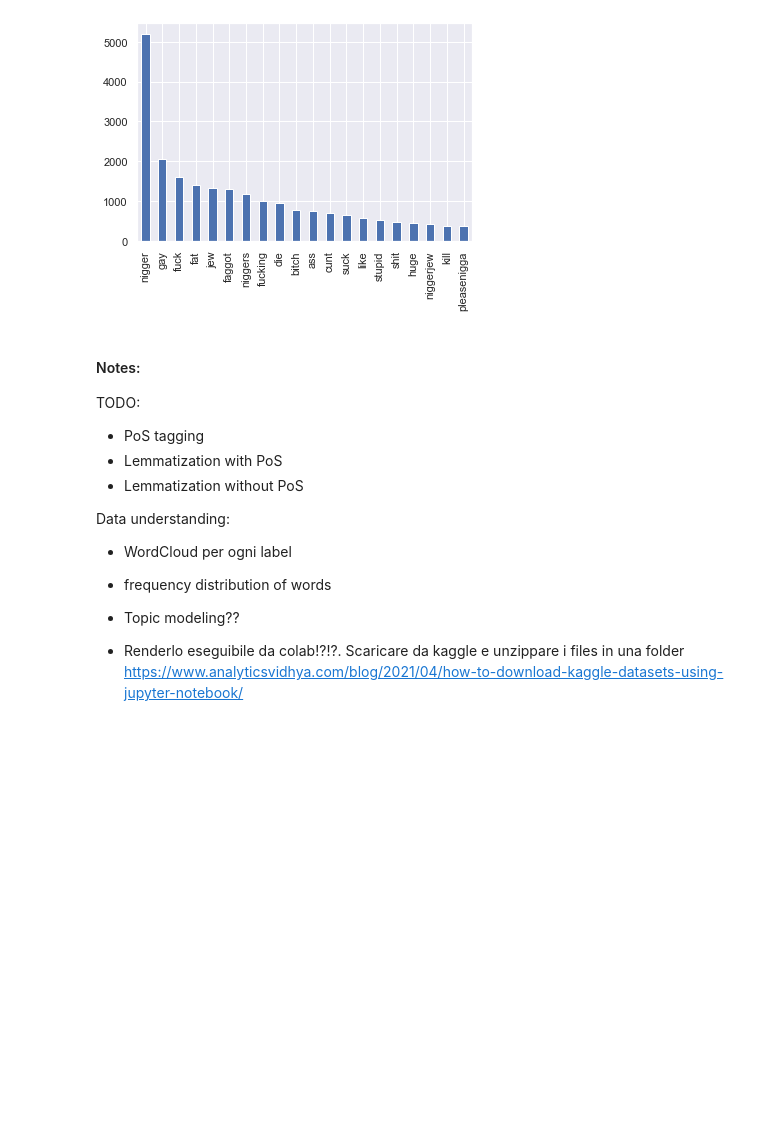
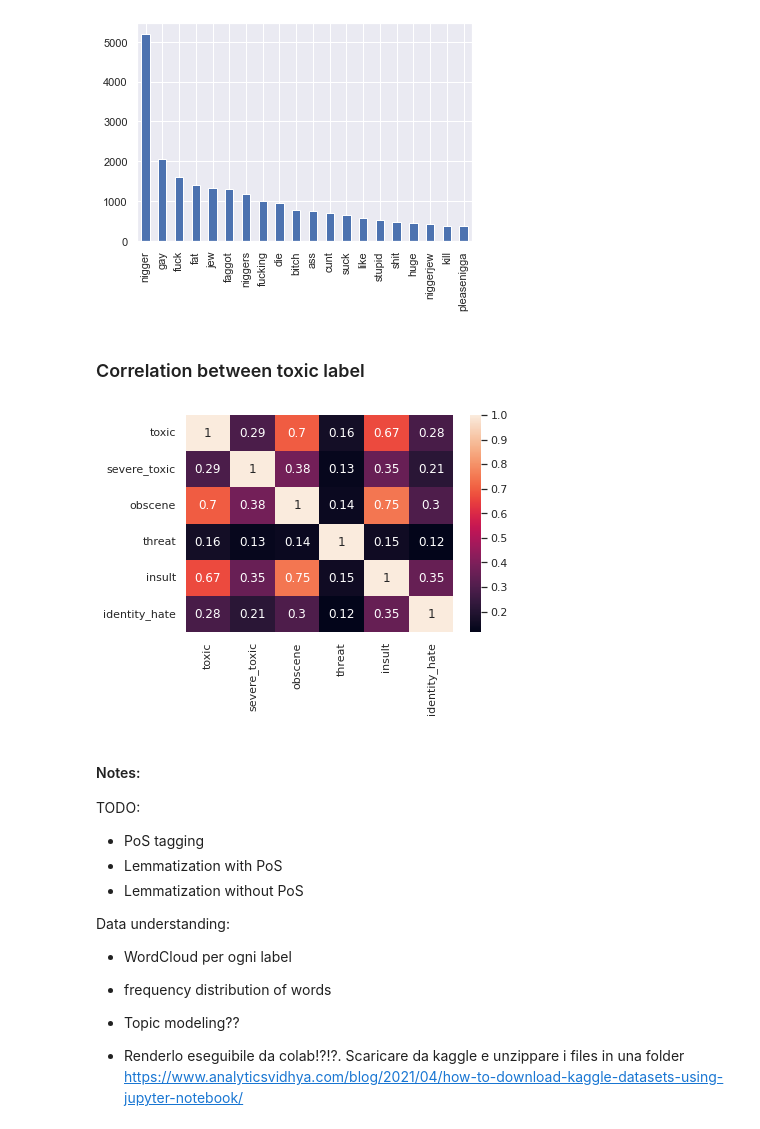
Before and after one commit to francescogemignani/Toxic-Comments-Classification-Challenge, a Jupyter notebook: TextPreprocessing.ipynb, the cells around one changed output. Drawn from its saved outputs; the diff is of its cells as text; code cells hidden in the pictures; blank space fills up the shorter version.

```diff
--- a/Untitled.ipynb
+++ b/TextPreprocessing.ipynb
@@ -559,6 +599,14 @@ pd.Series([x[1] for x in most_common], [x[0] for x in most_common]).plot(kind='b
 plt.show()
 # %% [output]
 [figure]
+# %% [markdown]
+### Correlation between toxic label
+# %%
+corrMatrix = df[['toxic','severe_toxic','obscene','threat','insult','identity_hate']].corr()
+sns.heatmap(corrMatrix, annot=True)
+plt.show()
+# %% [output]
+[figure, added]
 # %% [markdown]
 #### Notes:
 
```
Also changed, not shown: parts of 24 cells of this notebook, 2 other files.
